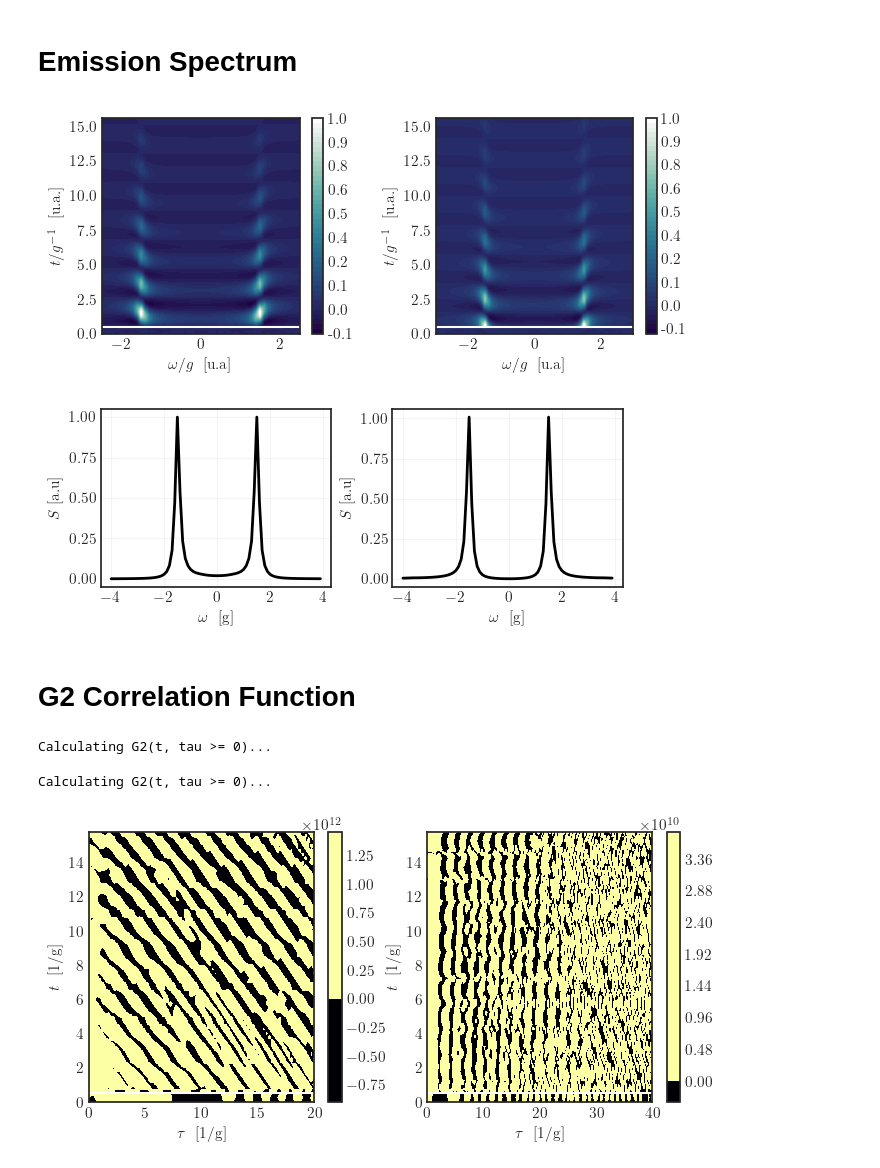
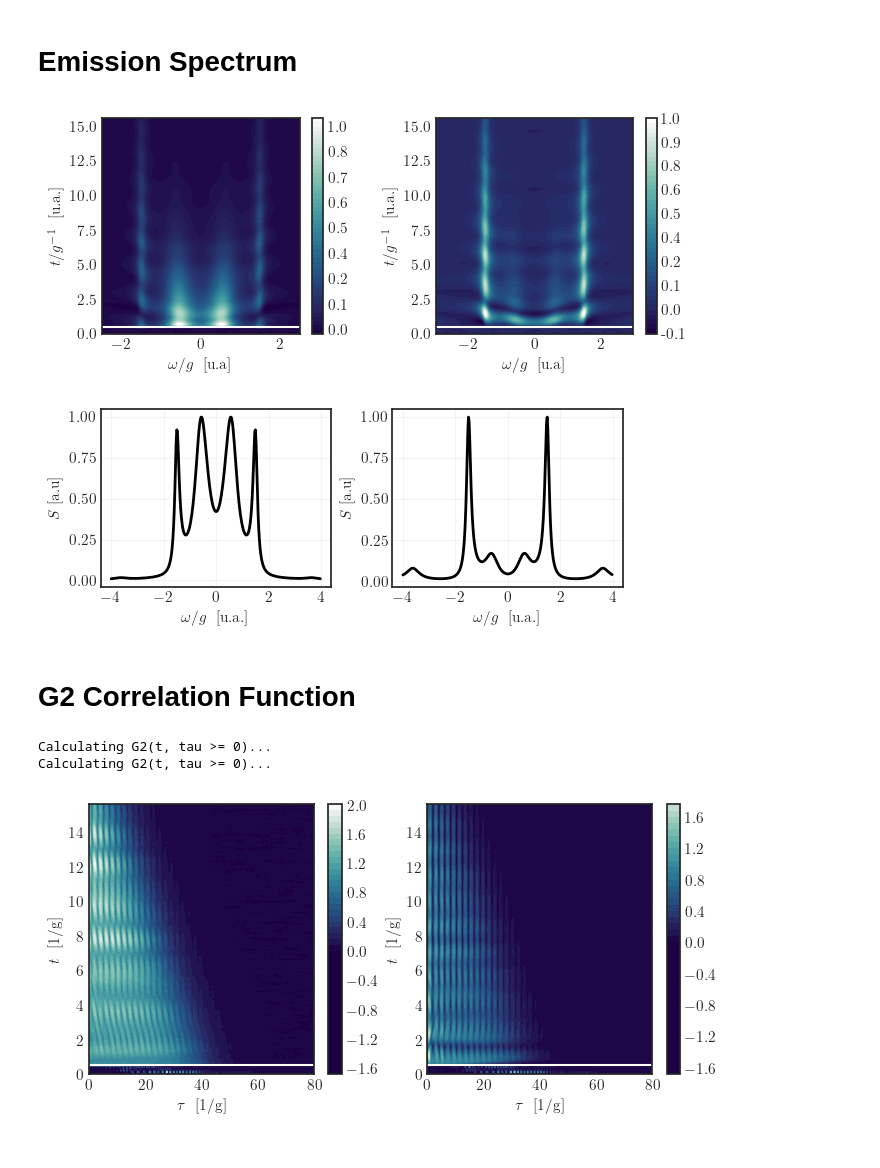
Before and after one commit to juardilag/Pulsed-cQED, a Jupyter notebook: test.ipynb, the cells around one changed output. Drawn from its saved outputs; the diff is of its cells as text; code cells hidden in the pictures.

```diff
--- a/test.ipynb
+++ b/test.ipynb
@@ -71,7 +71,7 @@ psi_q_gnd = jnp.array([1.0, 0.0])
 psi_0 = jnp.kron(psi_c_vac, psi_q_gnd)
 rho_initial = jnp.outer(psi_0, jnp.conj(psi_0))
 
-H_t_func = dynamical_hamiltonian_atom(cavity_dim, delta_c, delta_e, g_sim)
+H_t_func = dynamical_hamiltonian_cavity(cavity_dim, delta_c, delta_e, g_sim)
 
 a, adag, n_op = boson_ops(cavity_dim)
 sigma_m, sigma_p, sigma_e = qubit_ops()
@@ -213,16 +215,16 @@ spectrum_atom_matrix = calculate_spectrum_matrix(G1_atom_matrix, tau_array_pos,
 fig, ax = plt.subplots(1, 2, figsize=(7.5, 2.8))
 fig.subplots_adjust(wspace=0.35)
 
-plot_1 = ax[0].contourf(omega_array, t_array, spectrum_light_matrix/jnp.max(spectrum_light_matrix), levels = 50, cmap = 'cmr.ocean')
-ax[0].contourf(omega_array, t_array, spectrum_light_matrix/jnp.max(spectrum_light_matrix), levels = 50, cmap = 'cmr.ocean')
+plot_1 = ax[0].contourf(omega_array, t_array, spectrum_light_matrix/(jnp.max(jnp.abs(spectrum_light_matrix)) + 1e-20), levels = 50, cmap = 'cmr.ocean')
+ax[0].contourf(omega_array, t_array, spectrum_light_matrix/(jnp.max(jnp.abs(spectrum_light_matrix)) + 1e-20), levels = 50, cmap = 'cmr.ocean')
 ax[0].set_xlabel(r'$\omega/ g \ $ [u.a]')
 ax[0].set_ylabel(r'$t/g^{-1} \ $ [u.a.]')
 ax[0].axhline(2*t_lim, color = 'w')
 ax[0].set_xlim(-2.5, 2.5)
 cbar_light = fig.colorbar(plot_1, ax=ax[0], format='%.1f')
 
-plot_2 = ax[1].contourf(omega_array, t_array, spectrum_atom_matrix/jnp.max(spectrum_atom_matrix), levels = 50, cmap = 'cmr.ocean')
-ax[1].contourf(omega_array, t_array, spectrum_atom_matrix/jnp.max(spectrum_atom_matrix), levels = 50, cmap = 'cmr.ocean')
+plot_2 = ax[1].contourf(omega_array, t_array, spectrum_atom_matrix/(jnp.max(jnp.abs(spectrum_atom_matrix)) + 1e-20), levels = 50, cmap = 'cmr.ocean')
+ax[1].contourf(omega_array, t_array, spectrum_atom_matrix/(jnp.max(jnp.abs(spectrum_atom_matrix)) + 1e-20), levels = 50, cmap = 'cmr.ocean')
 ax[1].set_xlabel(r'$\omega/g \ $ [u.a]')
 ax[1].set_ylabel(r'$t/g^{-1} \ $ [u.a.]')
 ax[1].set_xlim(-3.0, 3.0)
@@ -234,19 +236,19 @@ cbar_atom = fig.colorbar(plot_2, ax=ax[1], format='%.1f')
 plt.savefig('matter_emission_spectrum.pdf', dpi = 300, bbox_inches ='tight')
 plt.show()
 # %% [output]
-[figure, old version]
+[figure, new version]
 # %%
 S_integrated_light = jnp.trapezoid(spectrum_light_matrix, x=t_array, axis=0)
 S_integrated_atom = jnp.trapezoid(spectrum_atom_matrix, x=t_array, axis=0)
 # %%
 fig, ax = plt.subplots(1, 2, figsize=(6, 2.5))
-ax[0].plot(omega_array, S_integrated_light/jnp.max(S_integrated_light), linewidth = 2, color = 'k')
-ax[0].set_xlabel(r'$\omega \ $ [g]')
+ax[0].plot(omega_array, S_integrated_light/(jnp.max(jnp.abs(S_integrated_light)) + 1e-20), linewidth = 2, color = 'k')
+ax[0].set_xlabel(r'$\omega/g \ $ [u.a.]')
 ax[0].set_ylabel(r'$S$ [a.u]')
 ax[0].grid(alpha = 0.2)
 
-ax[1].plot(omega_array, S_integrated_atom/jnp.max(S_integrated_light), linewidth = 2, color = 'k')
-ax[1].set_xlabel(r'$\omega \ $ [g]')
+ax[1].plot(omega_array, S_integrated_atom/(jnp.max(jnp.abs(S_integrated_atom)) + 1e-20), linewidth = 2, color = 'k')
+ax[1].set_xlabel(r'$\omega/g \ $ [u.a.]')
 ax[1].set_ylabel(r'$S$ [a.u]')
 ax[1].grid(alpha = 0.2)
 
@@ -254,17 +256,17 @@ plt.tight_layout()
 plt.savefig('light_integrated_emission_spectrum.pdf', dpi = 300, bbox_inches ='tight')
 plt.show()
 # %% [output]
-[figure, old version]
+[figure, new version]
 # %% [markdown]
 # G2 Correlation Function
 # %%
 from correlations import g2_matrix
 # %%
-tau_array_pos =  jnp.arange(0, 60 + dt, dt)
+tau_array_pos =  jnp.arange(0, 80 + dt, dt)
 tau_array_neg = jnp.flip(-tau_array_pos)[1:]
 tau_array_full = jnp.concatenate([tau_array_neg, tau_array_pos])
 
-G2_light_matrix = g2_matrix(
+num_light_matrix, denom_light_matrix, g2_light_matrix = g2_matrix(
     rho_t_array = rho_all_t,
     t_array = t_array,
     a_L = a_full,
@@ -275,7 +277,7 @@ G2_light_matrix = g2_matrix(
     E_func = drive
 )
 
-G2_atom_matrix = g2_matrix(
+num_atom_matrix, denom_atom_matrix, g2_atom_matrix = g2_matrix(
     rho_t_array = rho_all_t,
     t_array = t_array,
     a_L = sigma_m_full,
@@ -287,35 +289,33 @@ G2_atom_matrix = g2_matrix(
 )
 # %% [output]
 Calculating G2(t, tau >= 0)...
+Calculating G2(t, tau >= 0)...
-Calculating G2(t, tau >= 0)...
 # %%
 fig, ax = plt.subplots(1, 2, figsize=(8, 3.5))
 
 plot_1 = ax[0].contourf(tau_array_pos,
                         t_array,
-                        jnp.real(G2_light_matrix),
+                        g2_light_matrix,
                         levels = 50,
-                        cmap = 'inferno',
-                        vmax = 1.0,
+                        cmap = 'cmr.ocean',
+                        vmax = 2.0,
                         vmin = 0.0)
 ax[0].set_xlabel(r'$\tau \ $ [1/g]')
 ax[0].set_ylabel(r'$t \ $ [1/g]')
 ax[0].axhline(2*t_lim, color = 'w')
-ax[0].set_xlim(0, 20)
 cbar_light = fig.colorbar(plot_1, ax=ax[0])
 
 plot_2 = ax[1].contourf(tau_array_pos,
                         t_array,
-                        jnp.real(G2_atom_matrix),
+                        g2_atom_matrix,
                         levels = 50,
-                        cmap = 'inferno',
-                        vmax = 1.0,
+                        cmap = 'cmr.ocean',
+                        vmax = 2.0,
                         vmin = 0.0)
 ax[1].set_xlabel(r'$\tau \ $ [1/g]')
 ax[1].set_ylabel(r'$t \ $ [1/g]')
 ax[1].axhline(2*t_lim, color = 'w')
-ax[1].set_xlim(0, 40)
 cbar_atom = fig.colorbar(plot_2, ax=ax[1])
 # %% [output]
-[figure, old version]
+[figure, new version]
 # %%
```
Also changed, not shown: parts of 9 cells of this notebook.
